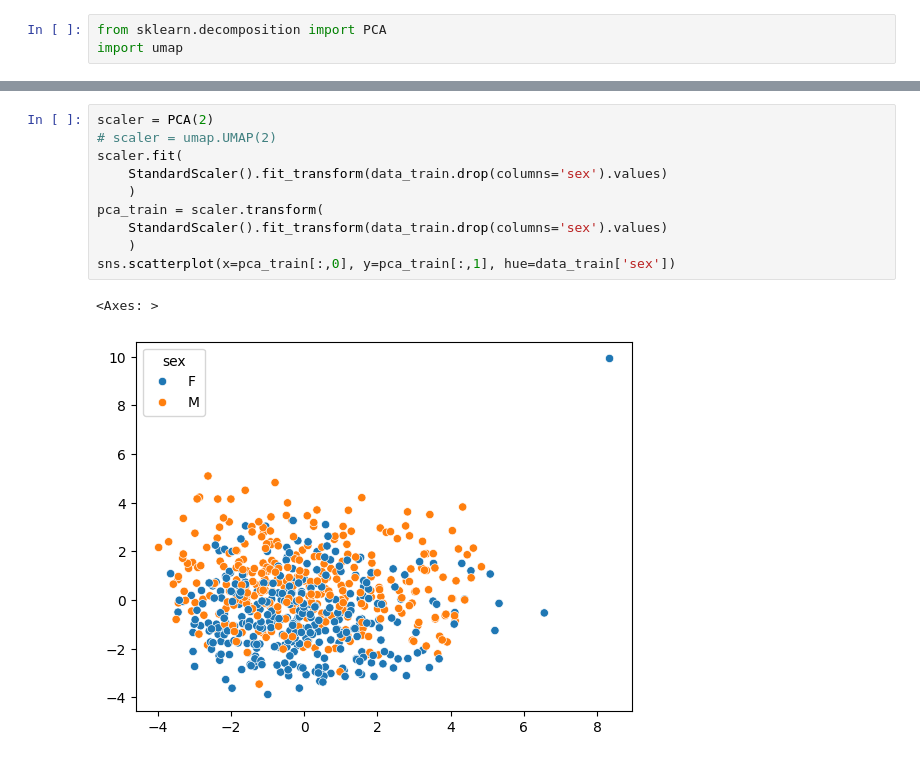
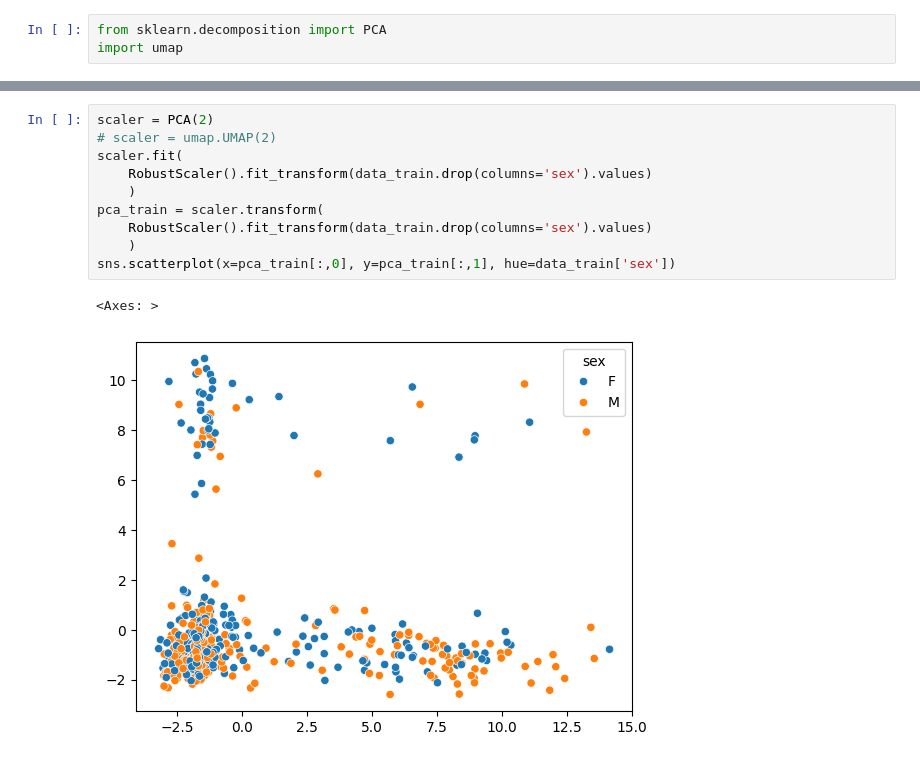
Before and after one commit to zodelheim/sea-infer-rna-seq, a Jupyter notebook: notebooks/checkHeartSexPredictionsChambersCorrelation.ipynb, the cells around one changed output, grey strips where cells are left out. Saved outputs shown, nothing was run; the diff lists cells and outputs as text.

```diff
--- a/notebooks/checkHeartSexPredictionsChambersCorrelation.ipynb
+++ b/notebooks/checkHeartSexPredictionsChambersCorrelation.ipynb
@@ -273,13 +292,13 @@ sns.scatterplot(x=pca_eval[:,0], y=pca_eval[:,1], hue=data_research['cardiac_cha
 # %%
 scaler = PCA(2)
 # scaler = umap.UMAP(2)
 scaler.fit(
-    StandardScaler().fit_transform(data_train.drop(columns='sex').values)
+    RobustScaler().fit_transform(data_train.drop(columns='sex').values)
     )
 pca_train = scaler.transform(
-    StandardScaler().fit_transform(data_train.drop(columns='sex').values)
+    RobustScaler().fit_transform(data_train.drop(columns='sex').values)
     )
 sns.scatterplot(x=pca_train[:,0], y=pca_train[:,1], hue=data_train['sex'])
 # %% [output]
 <Axes: >
-[figure, old version]
+[figure, new version]
```
Also changed, not shown: parts of 13 cells of this notebook.
